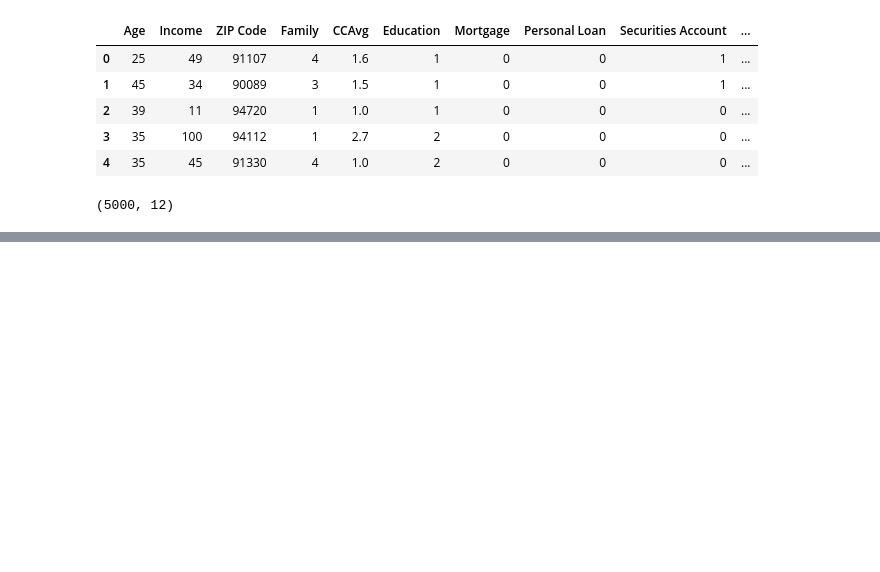
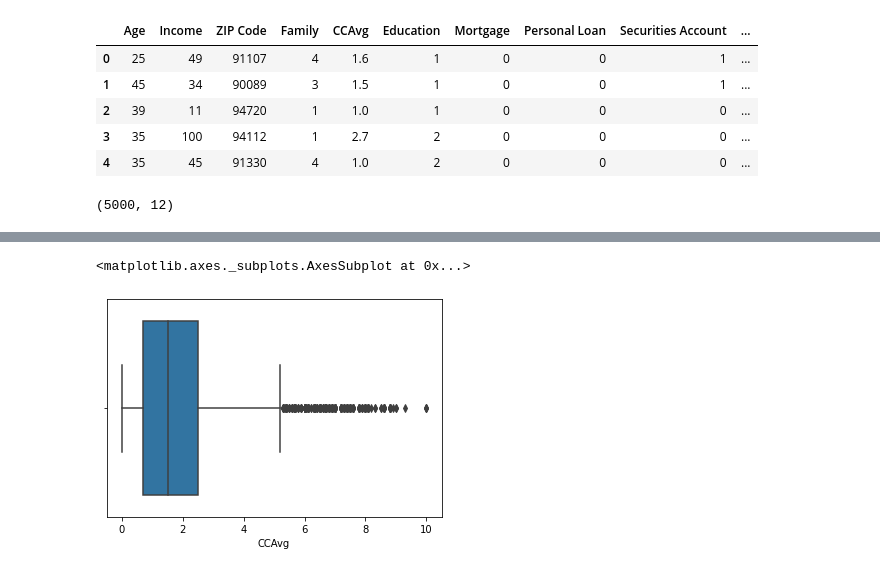
Before and after one commit to puneetdixit576/Marketing-Campaign-for-Banking-Products, a Jupyter notebook: Marketing_Campaign_for_Banking_Products_IS_project.ipynb, the cells around one changed output, grey strips where cells are left out. Cells and saved outputs as stored; diff of their text form; code cells hidden in the pictures; blank space fills up the shorter version.

```diff
--- a/Marketing_Campaign_for_Banking_Products_IS_project.ipynb
+++ b/Marketing_Campaign_for_Banking_Products_IS_project.ipynb
@@ -120,0 +226,5 @@ data.shape
+# %%
+sns.boxplot(x=data['CCAvg'])
+# %% [output]
+<matplotlib.axes._subplots.AxesSubplot at 0x...>
+[figure, added]
```
Also changed, not shown: parts of 106 cells of this notebook.
